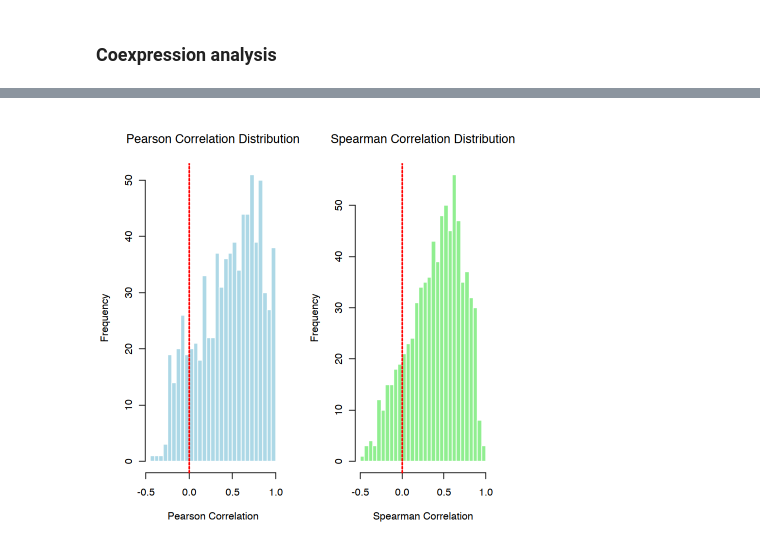
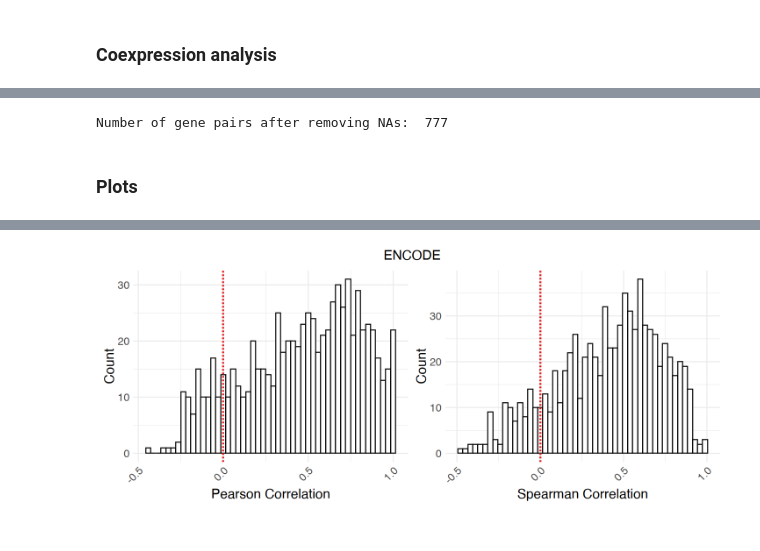
Before and after one commit to MartinLoza/lncRNA_TF_pairs_analysis, a Jupyter notebook: 06_ENCODE_analyses/03_Coexpression_analysis.ipynb, the cells around one changed output, grey strips where cells are left out. Drawn from its saved outputs; the diff is of its cells as text; code cells hidden in the pictures.

Commit message:
Update coexpression analysis for ENCODE

```diff
--- a/06_ENCODE_analyses/03_Coexpression_analysis.ipynb
+++ b/06_ENCODE_analyses/03_Coexpression_analysis.ipynb
@@ -272,25 +254,65 @@ A data.frame: 10 × 14
 | 8 | ENSG00000225156_ENSG00000138083 | ENSG00000225156 | ENSG00000138083 | 0.9988602 | 3.071025e-25 | 0.5000000 | ... |
 | 9 | ENSG00000260037_ENSG00000278570 | ENSG00000260037 | ENSG00000278570 | 0.9981059 | 2.959469e-23 | 0.4448841 | ... |
 | 10 | ENSG00000257545_ENSG00000111783 | ENSG00000257545 | ENSG00000111783 | 0.9977528 | 1.376702e-22 | 0.4970655 | ... |
+# %%
+# let's select columns to save and remove columns with NA values
+sel_cols <- c('gene_pair_id', 'lncRNA_gene_id','TF_gene_id',
+                'pearson_correlation','pearson_pvalue', 'pearson_fdr',
+                'spearman_correlation','spearman_pvalue', 'spearman_fdr')
+tmp_data_save <- coexpression_results %>%
+    select(all_of(sel_cols)) %>%
+    filter(!is.na(pearson_correlation) & !is.na(spearman_correlation))
+
+cat("Number of gene pairs after removing NAs: ", nrow(tmp_data_save), "\n")
+
+# save the coexpression results
+output_file <- file.path(out_dir, paste0("ENCODE_coexpression_results_selected_lncRNA_TF_pairs_", date, ".tsv"))
+write.table(tmp_data_save,
+            file = output_file,
+            sep = "\t",
+            row.names = FALSE,
+            quote = FALSE)
+# %% [output]
+Number of gene pairs after removing NAs:  777
+# %% [markdown]
+### Plots
 # %%
-# Distribution of correlation values - Pearson and Spearman
-par(mfrow = c(1, 2))
+# Distribution of correlation values - Pearson and Spearman using ggplot2
 
-hist(coexpression_results$pearson_correlation,
-     breaks = 50,
-     main = "Pearson Correlation Distribution",
-     xlab = "Pearson Correlation",
-     col = "lightblue",
-     border = "white")
-abline(v = 0, col = "red", lty = 2, lwd = 2)
+# Pearson histogram
+p1 <- ggplot(coexpression_results, aes(x = pearson_correlation)) +
+     geom_histogram(bins = 50, fill = "white", color = "black") +
+     geom_vline(xintercept = 0, color = red, linetype = "dashed", linewidth = 1) +
+     labs(
+          x = "Pearson Correlation",
+          y = "Count"
+     ) +
+     theme_minimal() +
+     theme(text = element_text(size = text_size),
+            strip.text = element_text(size = text_size + 1),
+            axis.text.x = element_text(angle = 45, hjust = 1),
+            legend.position = "bottom")
 
-hist(coexpression_results$spearman_correlation,
-     breaks = 50,
-     main = "Spearman Correlation Distribution",
-     xlab = "Spearman Correlation",
-     col = "lightgreen",
-     border = "white")
-abline(v = 0, col = "red", lty = 2, lwd = 2)
+# Spearman histogram
+p2 <- ggplot(coexpression_results, aes(x = spearman_correlation)) +
+     geom_histogram(bins = 50, fill = "white", color = "black") +
+     geom_vline(xintercept = 0, color = red, linetype = "dashed", linewidth = 1) +
+     labs(
+          x = "Spearman Correlation",
+          y = "Count"
+     ) +
+     theme_minimal() +
+     theme(text = element_text(size = text_size),
+            strip.text = element_text(size = text_size + 1),
+            axis.text.x = element_text(angle = 45, hjust = 1),
+            legend.position = "bottom")
 
-par(mfrow = c(1, 1))
+# Visualize TF vs non-TF comparison without strand information
+options(repr.plot.width=12, repr.plot.height=5)
+# Combine plots
+p_histogram <- p1 + p2 + plot_annotation(
+     title = "ENCODE",
+     theme = theme(plot.title = element_text(hjust = 0.5, size = text_size))
+)
+p_histogram
 # %% [output]
@@ -297 +325 @@ par(mfrow = c(1, 1))
-[figure, old version]
+[figure, new version]
```
Also changed, not shown: parts of 12 cells of this notebook.
